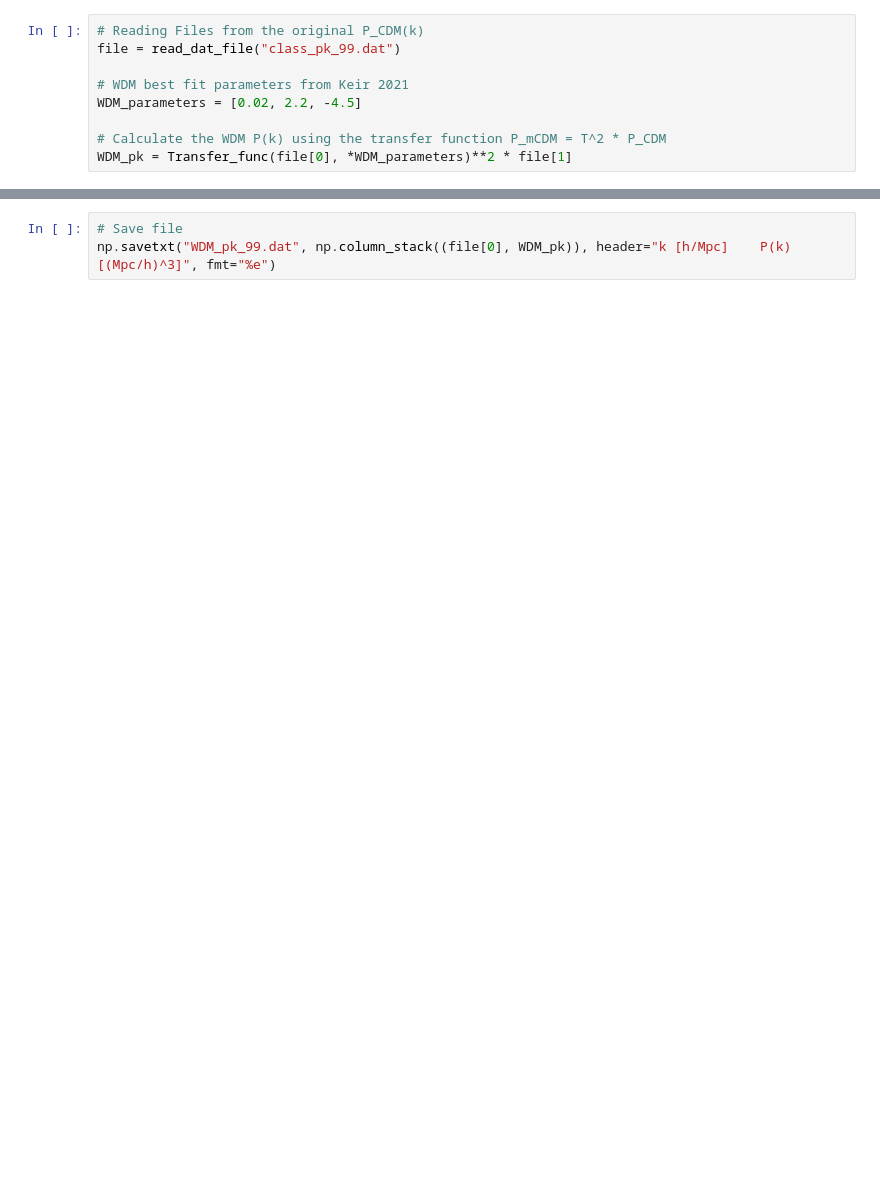
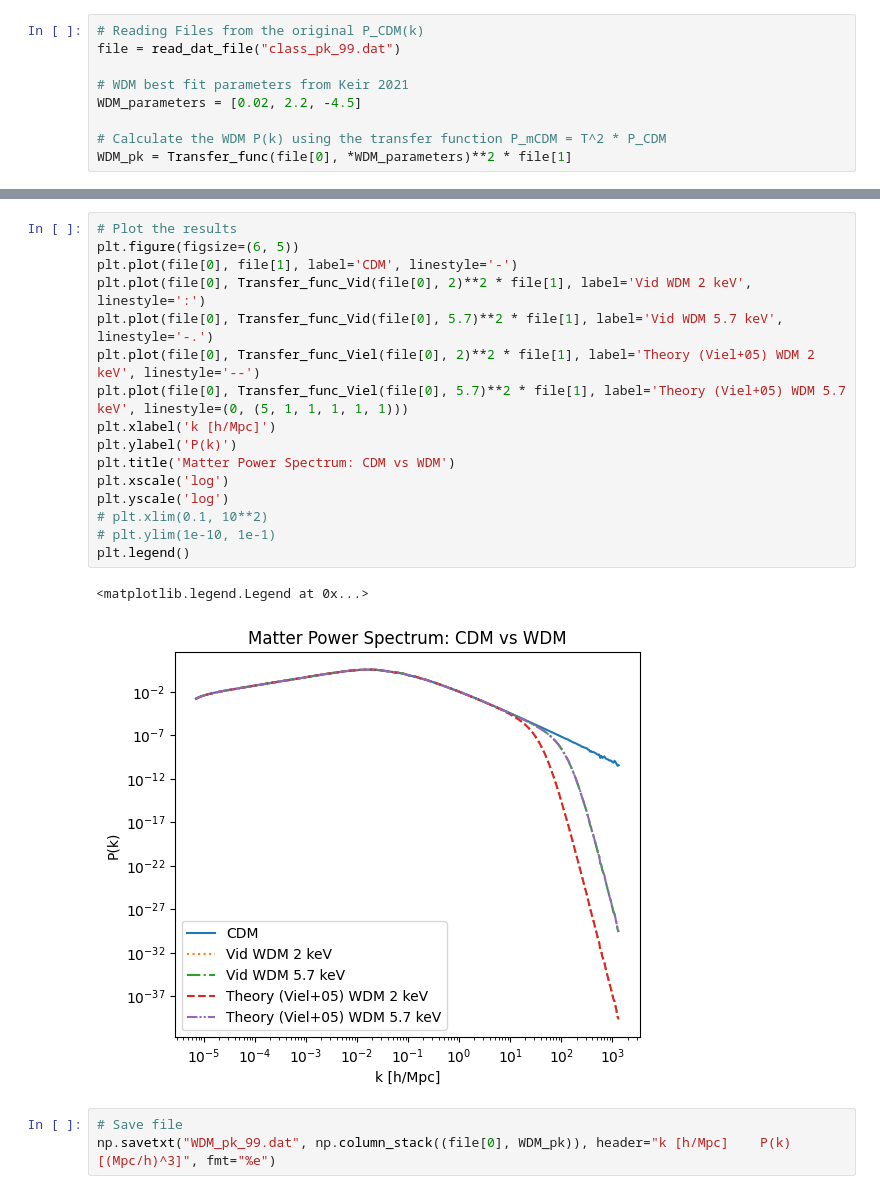
Before and after one commit to willsonho2000/MP-Gadget, a Jupyter notebook: runs/pk_tk_generate.ipynb, the cells around one changed output, grey strips where cells are left out. Cells and saved outputs as stored; diff of their text form; blank space fills up the shorter version.

```diff
--- a/runs/pk_tk_generate.ipynb
+++ b/runs/pk_tk_generate.ipynb
@@ -62,3 +79,22 @@ plt.legend()
+# %%
+# Plot the results
+plt.figure(figsize=(6, 5))
+plt.plot(file[0], file[1], label='CDM', linestyle='-')
+plt.plot(file[0], Transfer_func_Vid(file[0], 2)**2 * file[1], label='Vid WDM 2 keV', linestyle=':')
+plt.plot(file[0], Transfer_func_Vid(file[0], 5.7)**2 * file[1], label='Vid WDM 5.7 keV', linestyle='-.')
+plt.plot(file[0], Transfer_func_Viel(file[0], 2)**2 * file[1], label='Theory (Viel+05) WDM 2 keV', linestyle='--')
+plt.plot(file[0], Transfer_func_Viel(file[0], 5.7)**2 * file[1], label='Theory (Viel+05) WDM 5.7 keV', linestyle=(0, (5, 1, 1, 1, 1, 1)))
+plt.xlabel('k [h/Mpc]')
+plt.ylabel('P(k)')
+plt.title('Matter Power Spectrum: CDM vs WDM')
+plt.xscale('log')
+plt.yscale('log')
+# plt.xlim(0.1, 10**2)
+# plt.ylim(1e-10, 1e-1)
+plt.legend()
+# %% [output]
+<matplotlib.legend.Legend at 0x...>
+[figure, added]
 # %%
 # Save file
 np.savetxt("WDM_pk_99.dat", np.column_stack((file[0], WDM_pk)), header="k [h/Mpc]    P(k) [(Mpc/h)^3]", fmt="%e")
```
Also changed, not shown: parts of 2 cells of this notebook, 1 other file.
